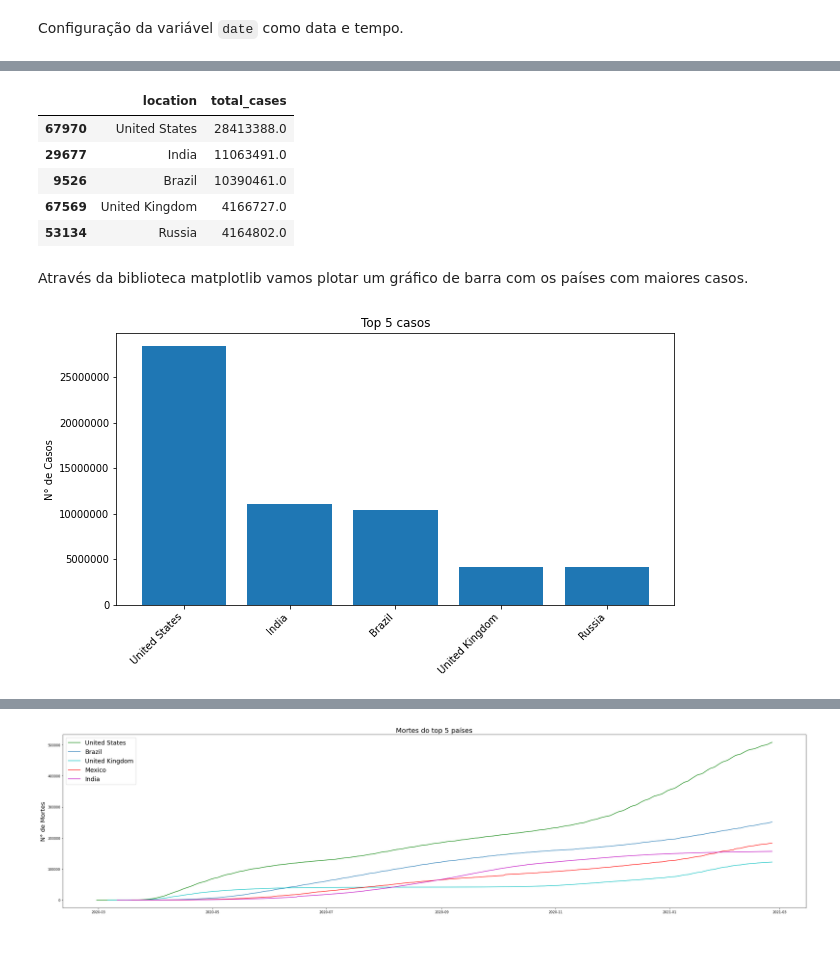
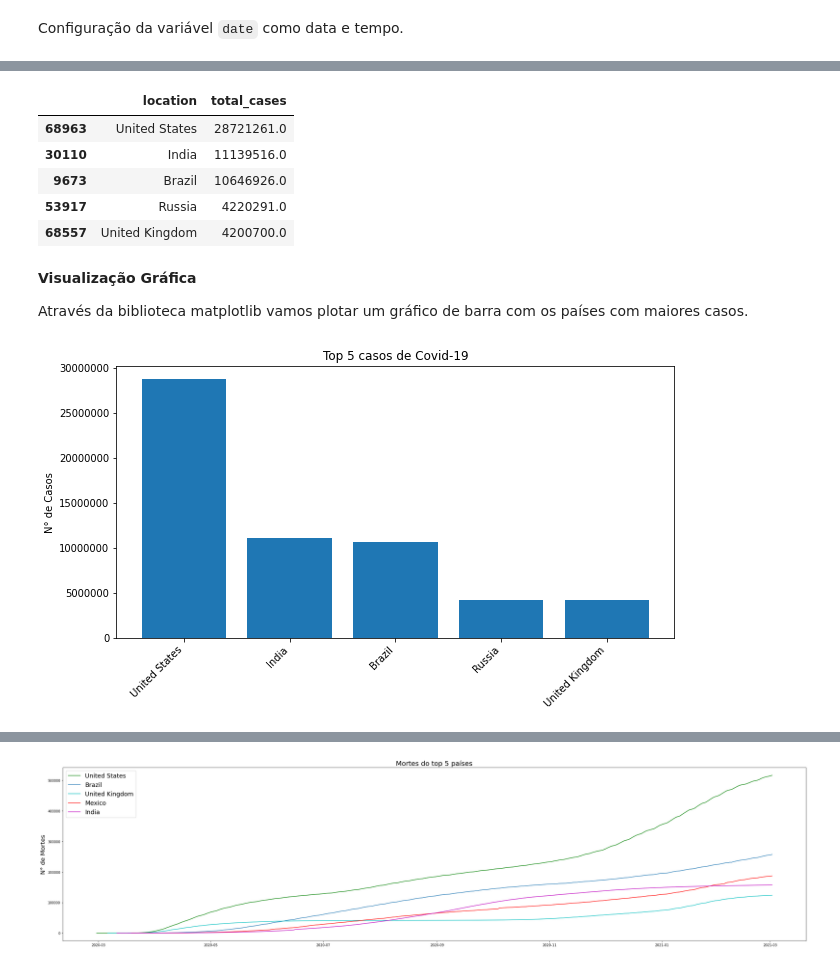
Before and after one commit to ladpedrino/Data-Science, a Jupyter notebook: Análise Covid 19/Panorama_do_COVID_19_no_Brasil.ipynb, the cells around one changed output, grey strips where cells are left out. Cells and saved outputs as stored; diff of their text form; code cells hidden in the pictures.

```diff
--- a/Análise Covid 19/Panorama_do_COVID_19_no_Brasil.ipynb
+++ b/Análise Covid 19/Panorama_do_COVID_19_no_Brasil.ipynb
@@ -304,26 +309,28 @@ Abaixo, os países que apresentaram maiores casos no dia 25 de Fevereiro, os pa
 # %%
-df_paises.loc[df_paises.date == '2021-02-25',['location','total_cases']].sort_values(by = "total_cases", ascending = False)[0:5]
+df_paises.loc[df_paises.date == '2021-03-02',['location','total_cases']].sort_values(by = "total_cases", ascending = False)[0:5]
 # %% [output]
 |  | location | total_cases |
-| 67970 | United States | 28413388.0 |
-| 29677 | India | 11063491.0 |
-| 9526 | Brazil | 10390461.0 |
-| 67569 | United Kingdom | 4166727.0 |
-| 53134 | Russia | 4164802.0 |
+| 68963 | United States | 28721261.0 |
+| 30110 | India | 11139516.0 |
+| 9673 | Brazil | 10646926.0 |
+| 53917 | Russia | 4220291.0 |
+| 68557 | United Kingdom | 4200700.0 |
 # %% [markdown]
+**Visualização Gráfica**
+
 Através da biblioteca matplotlib vamos plotar um gráfico de barra com os países com maiores casos.
 # %%
-top_cinco_casos = df_paises.loc[df_paises.date == '2021-02-25', ['location', 'total_cases']].sort_values(by = ['total_cases'], ascending = False)[0:5]
+top_cinco_casos = df_paises.loc[df_paises.date == '2021-03-02', ['location', 'total_cases']].sort_values(by = ['total_cases'], ascending = False)[0:5]
 fig, ax = plt.subplots(figsize = (10,5))
 ax.axes.ticklabel_format(axis='y', style='plain')
 ax.bar('location', 'total_cases', data = top_cinco_casos)
-ax.set_title('Top 5 casos')
+ax.set_title('Top 5 casos de Covid-19')
 ax.set_ylabel('N° de Casos')
 plt.xticks(rotation = 45, ha = 'right')
 
 plt.show()
 # %% [output]
-[figure, old version]
+[figure, new version]
 # %% [markdown]
 #### **Quais países com maiores mortes?**
 
```
Also changed, not shown: parts of 57 cells of this notebook, 1 other file.
